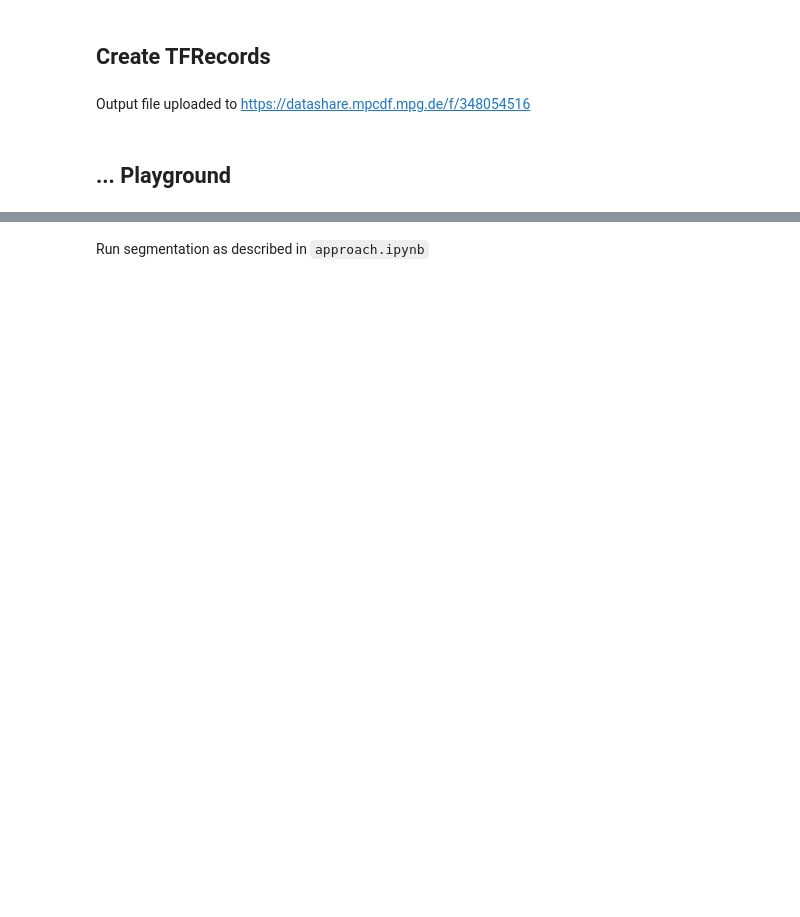
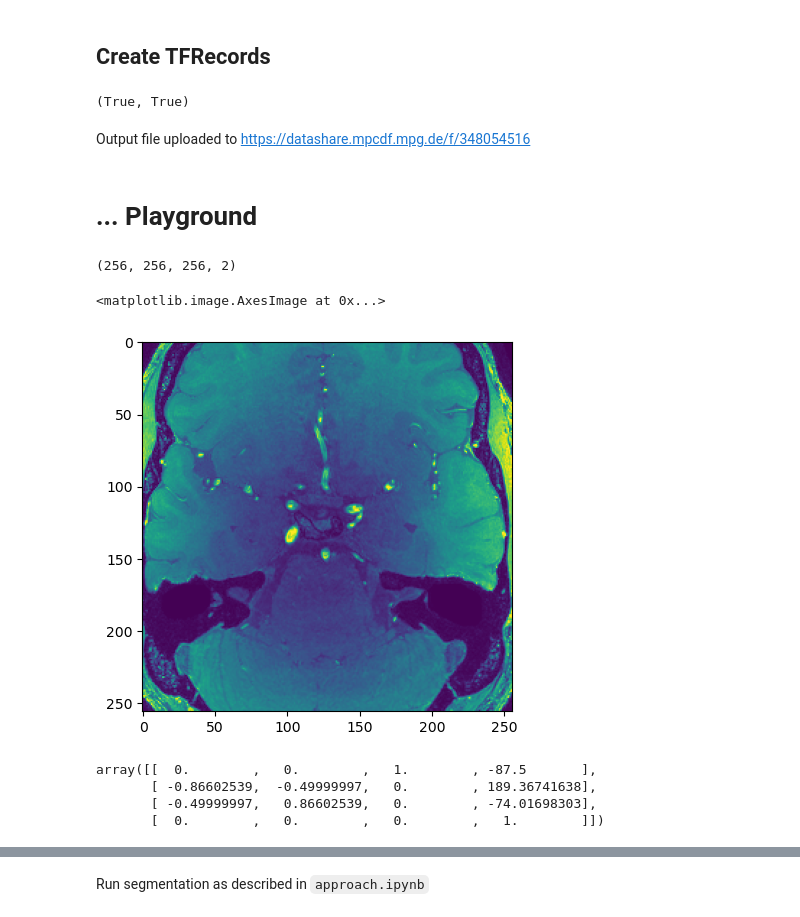
Before and after one commit to halirutan/SynthSeg, a Jupyter notebook: data/cbs/t1w_pdw_config/create_test_tfrecord.ipynb, the cells around one changed output, grey strips where cells are left out. Saved outputs shown, nothing was run; the diff lists cells and outputs as text; code cells hidden in the pictures; blank space fills up the shorter version.

```diff
--- a/data/cbs/t1w_pdw_config/create_test_tfrecord.ipynb
+++ b/data/cbs/t1w_pdw_config/create_test_tfrecord.ipynb
@@ -80,10 +125,24 @@ with tf.io.TFRecordWriter(
     writer.write(example.SerializeToString())
 # %%
 # sanity check
+file = "/home/david/Downloads/t1w_pdw_validation_pair.tfrecord"
 ds = read_tfrecords([file])
 img, lab = next(iter(ds))
-np.allclose(img.numpy(), image), np.allclose(lab.numpy(), labels_mapped)
+np.allclose(img.numpy(), image_aligned), np.allclose(lab.numpy(), labels_mapped)
+# %% [output]
+(True, True)
 # %% [markdown]
 Output file uploaded to https://datashare.mpcdf.mpg.de/f/348054516
 # %% [markdown]
-## ... Playground
+# ... Playground
+# %%
+valid_nii = nib.load("./t1w_pdw_validation_pair/t1_pdw_scaled_256.nii")
+valid_img = valid_nii.get_fdata()
+valid_img.shape
+# %% [output]
+(256, 256, 256, 2)
+# %%
+plt.imshow(valid_img[:,100,:, 0])
+# %% [output]
+<matplotlib.image.AxesImage at 0x...>
+[figure, added]
@@ -89,0 +155,7 @@ Output file uploaded to https://datashare.mpcdf.mpg.de/f/348054516
+# %%
+aff
+# %% [output]
+array([[  0.        ,   0.        ,   1.        , -87.5       ],
+       [ -0.86602539,  -0.49999997,   0.        , 189.36741638],
+       [ -0.49999997,   0.86602539,   0.        , -74.01698303],
+       [  0.        ,   0.        ,   0.        ,   1.        ]])
```
Also changed, not shown: parts of 30 cells of this notebook.
